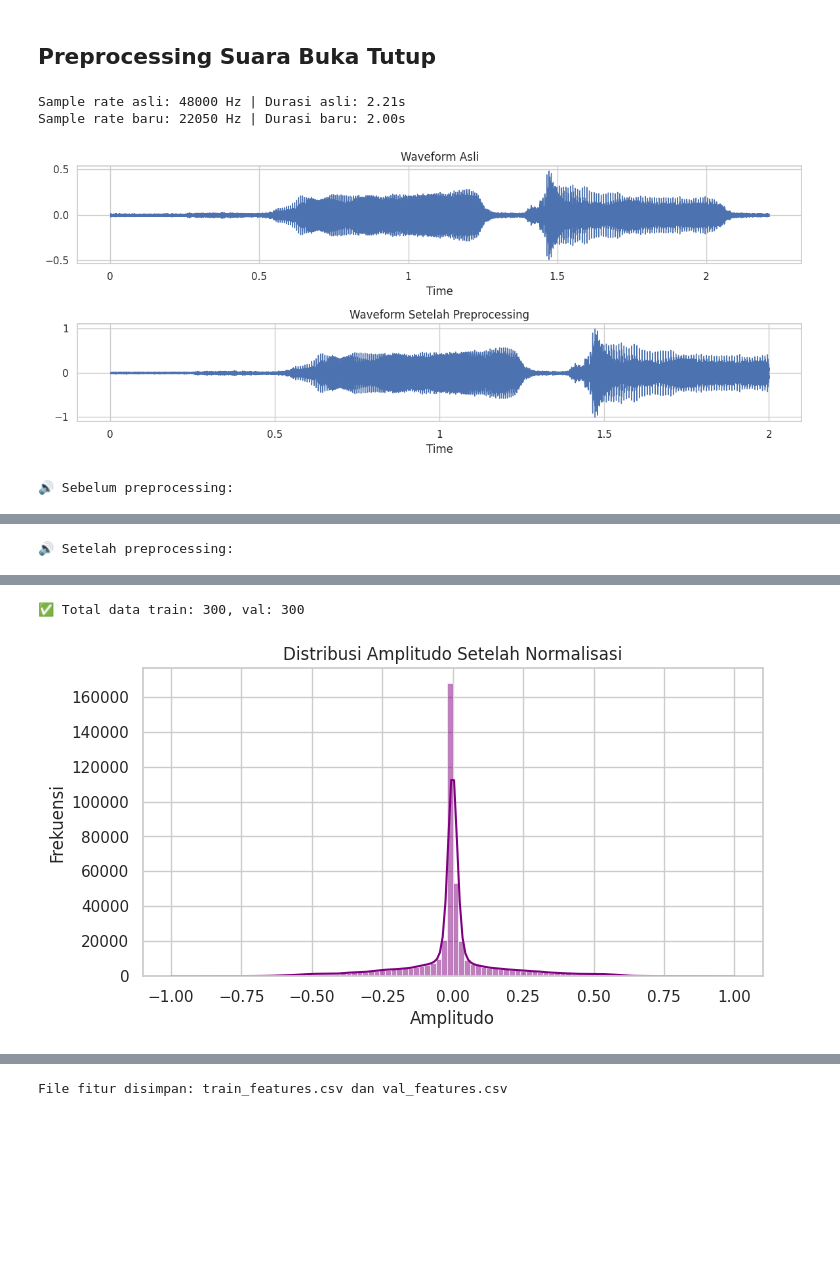
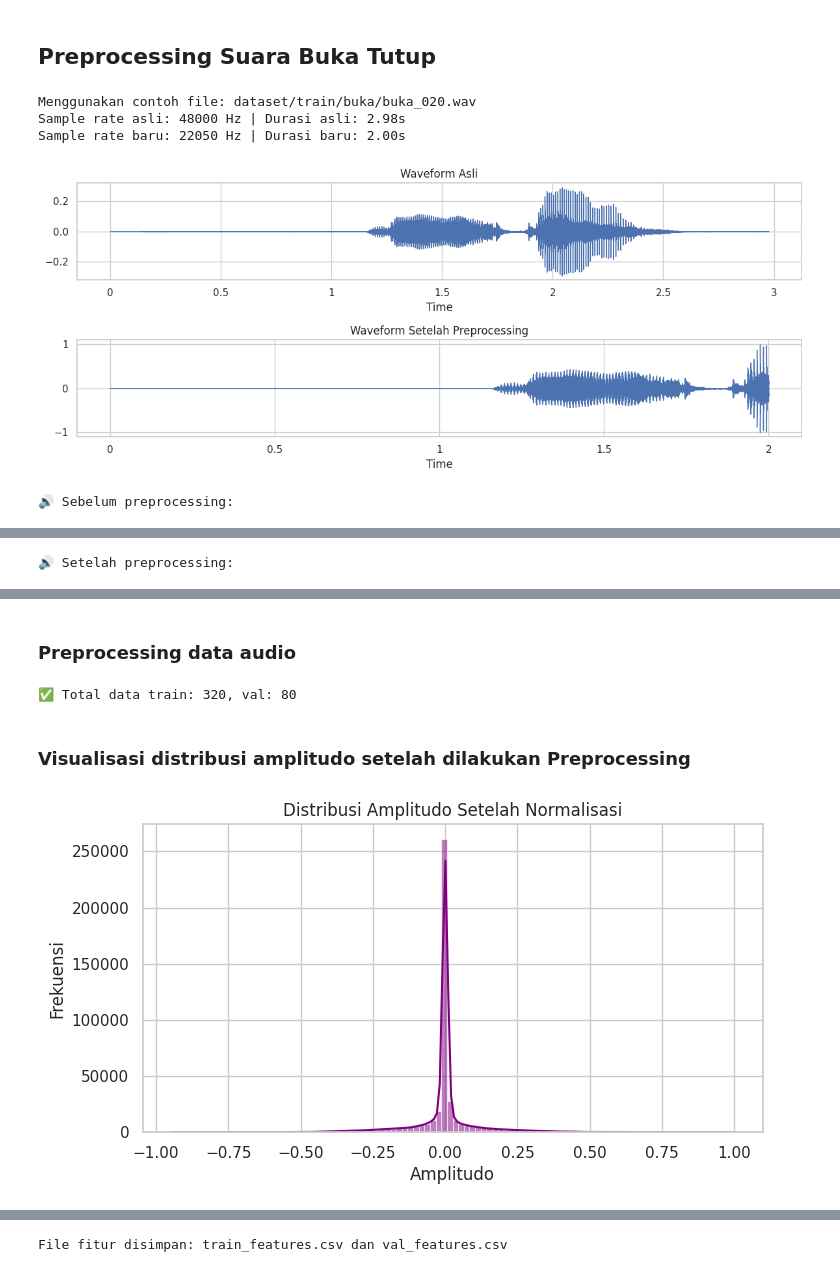
Before and after one commit to Yotan123/psd, a Jupyter notebook: _sources/Suarapreprocess.ipynb, the cells around one changed output, grey strips where cells are left out. Drawn from its saved outputs; the diff is of its cells as text; code cells hidden in the pictures; blank space fills up the shorter version.

```diff
--- a/_sources/Suarapreprocess.ipynb
+++ b/_sources/Suarapreprocess.ipynb
@@ -10,5 +10,5 @@ import IPython.display as ipd
 # Definisi variabel global yang hilang
 TARGET_SR = 22050  # Sample rate target, umum digunakan 22050 Hz
 MAX_LEN = 44100    # Durasi target (misal: 2 detik * 22050 Hz = 44100 sampel)
-TRAIN_DIR = 'Gabungan_Suara' # Direktori data training, diasumsikan sama dengan TARGET_DIR
-VAL_DIR = 'Gabungan_Suara'   # Direktori data validasi, diasumsikan sama dengan TARGET_DIR
+TRAIN_DIR = 'dataset/train' # Direktori data training, diasumsikan sama dengan TARGET_DIR
+VAL_DIR = 'dataset/val'   # Direktori data validasi, diasumsikan sama dengan TARGET_DIR
@@ -38,34 +46,65 @@ def preprocess_audio(file_path, target_sr=TARGET_SR, target_len=MAX_LEN, noise_r
 
     return y, sr
 # %%
-sample_file = os.path.join(TRAIN_DIR, "buka", os.listdir(os.path.join(TRAIN_DIR, "buka"))[10])
+import os
+import librosa
+import numpy as np
+import matplotlib.pyplot as plt
+import IPython.display as ipd
 
-y_raw, sr_raw = librosa.load(sample_file, sr=None)
-y_proc, sr_proc = preprocess_audio(sample_file)
+# Pastikan TRAIN_DIR terdefinisi (seharusnya sudah di sel sebelumnya)
+# Pastikan preprocess_audio terdefinisi (seharusnya sudah di sel sebelumnya)
 
-print(f"Sample rate asli: {sr_raw} Hz | Durasi asli: {len(y_raw)/sr_raw:.2f}s")
-print(f"Sample rate baru: {sr_proc} Hz | Durasi baru: {len(y_proc)/sr_proc:.2f}s")
+# Memilih sample file secara lebih robust
+buka_dir = os.path.join(TRAIN_DIR, "buka")
+if os.path.exists(buka_dir) and os.path.isdir(buka_dir):
+    buka_files = [f for f in os.listdir(buka_dir) if f.lower().endswith('.wav')]
+    if buka_files:
+        # Coba ambil file ke-10 (indeks 9), jika tidak ada, ambil yang pertama
+        if len(buka_files) > 9:
+            sample_file = os.path.join(buka_dir, buka_files[9]) # Menggunakan indeks 9 untuk file ke-10
+        else:
+            sample_file = os.path.join(buka_dir, buka_files[0]) # Ambil file pertama jika kurang dari 10
+        print(f"Menggunakan contoh file: {sample_file}")
+    else:
+        print(f"Tidak ada file .wav di {buka_dir}. Tidak dapat melanjutkan perbandingan preprocessing.")
+        sample_file = None
+else:
+    print(f"Direktori {buka_dir} tidak ditemukan. Tidak dapat melanjutkan perbandingan preprocessing.")
+    sample_file = None
 
-fig, ax = plt.subplots(2, 1, figsize=(12, 5))
-librosa.display.waveshow(y_raw, sr=sr_raw, ax=ax[0])
-ax[0].set_title("Waveform Asli")
-librosa.display.waveshow(y_proc, sr=sr_proc, ax=ax[1])
-ax[1].set_title("Waveform Setelah Preprocessing")
-plt.tight_layout()
-plt.show()
+if sample_file:
+    y_raw, sr_raw = librosa.load(sample_file, sr=None)
+    y_proc, sr_proc = preprocess_audio(sample_file)
 
-print("🔊 Sebelum preprocessing:")
-ipd.display(ipd.Audio(y_raw, rate=sr_raw))
-print("🔊 Setelah preprocessing:")
-ipd.display(ipd.Audio(y_proc, rate=sr_proc))
+    print(f"Sample rate asli: {sr_raw} Hz | Durasi asli: {len(y_raw)/sr_raw:.2f}s")
+    print(f"Sample rate baru: {sr_proc} Hz | Durasi baru: {len(y_proc)/sr_proc:.2f}s")
+
+    fig, ax = plt.subplots(2, 1, figsize=(12, 5))
+    librosa.display.waveshow(y_raw, sr=sr_raw, ax=ax[0])
+    ax[0].set_title("Waveform Asli")
+    librosa.display.waveshow(y_proc, sr=sr_proc, ax=ax[1])
+    ax[1].set_title("Waveform Setelah Preprocessing")
+    plt.tight_layout()
+    plt.show()
+
+    print("🔊 Sebelum preprocessing:")
+    ipd.display(ipd.Audio(y_raw, rate=sr_raw))
+    print("🔊 Setelah preprocessing:")
+    ipd.display(ipd.Audio(y_proc, rate=sr_proc))
+else:
+    print("Tidak dapat melakukan perbandingan preprocessing karena tidak ada sample file yang valid.")
 # %% [output]
-Sample rate asli: 48000 Hz | Durasi asli: 2.21s
+Menggunakan contoh file: dataset/train/buka/buka_020.wav
+Sample rate asli: 48000 Hz | Durasi asli: 2.98s
 Sample rate baru: 22050 Hz | Durasi baru: 2.00s
-[figure, old version]
+[figure, new version]
 🔊 Sebelum preprocessing:
 [interactive output not drawn]
 🔊 Setelah preprocessing:
 [interactive output not drawn]
+# %% [markdown]
+### Preprocessing data audio
 # %%
 import tqdm
 
@@ -95,7 +134,9 @@ joblib.dump(val_data, "val_preprocessed.pkl")
 
 print(f"✅ Total data train: {len(train_data)}, val: {len(val_data)}")
 # %% [output]
-✅ Total data train: 300, val: 300
+✅ Total data train: 320, val: 80
+# %% [markdown]
+### Visualisasi distribusi amplitudo setelah dilakukan Preprocessing
 # %%
 import seaborn as sns
 
@@ -109,4 +150,4 @@ plt.xlabel("Amplitudo")
 plt.ylabel("Frekuensi")
 plt.show()
 # %% [output]
-[figure, old version]
+[figure, new version]
```
Also changed, not shown: parts of 11 cells of this notebook, 24 other files.
